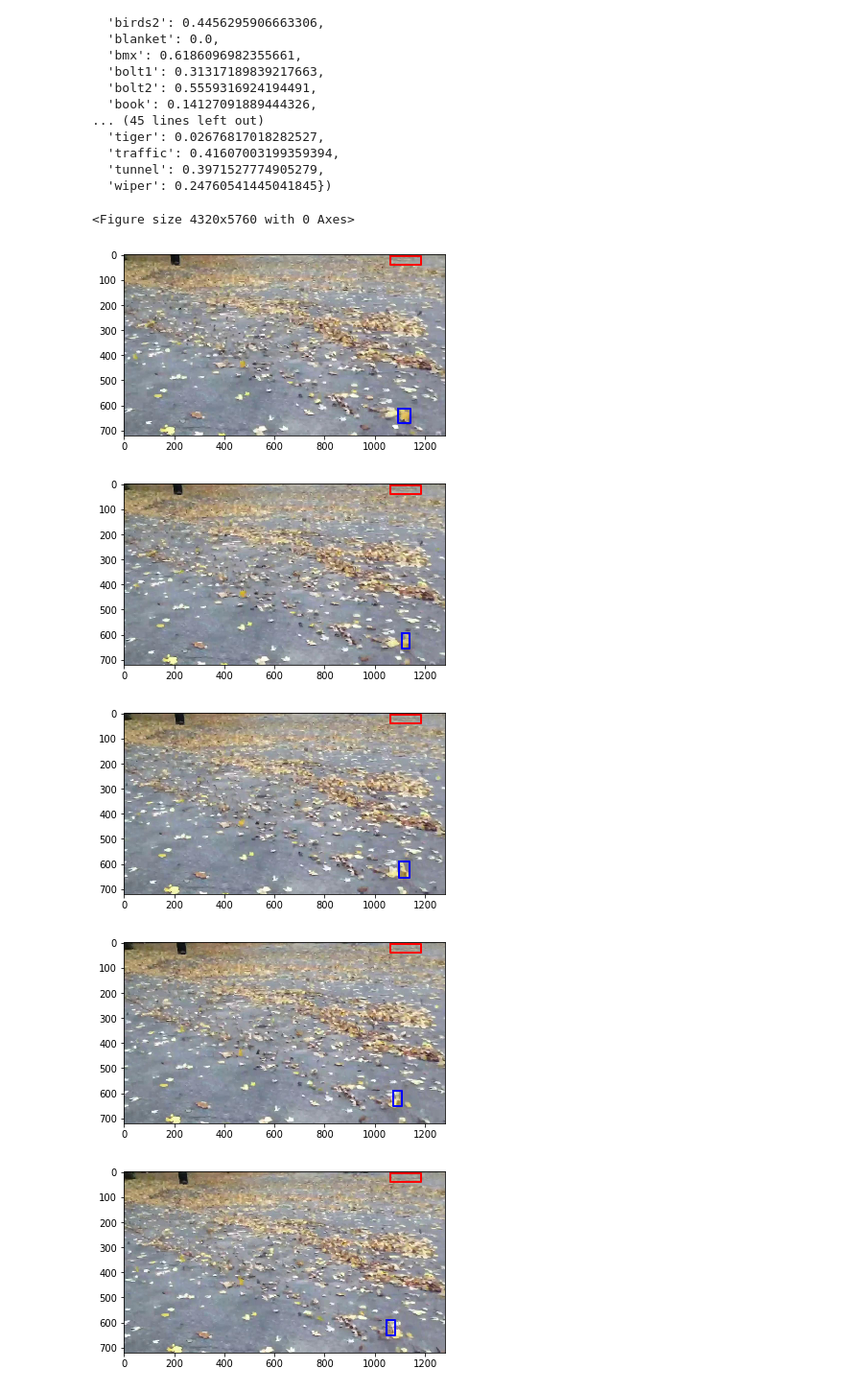
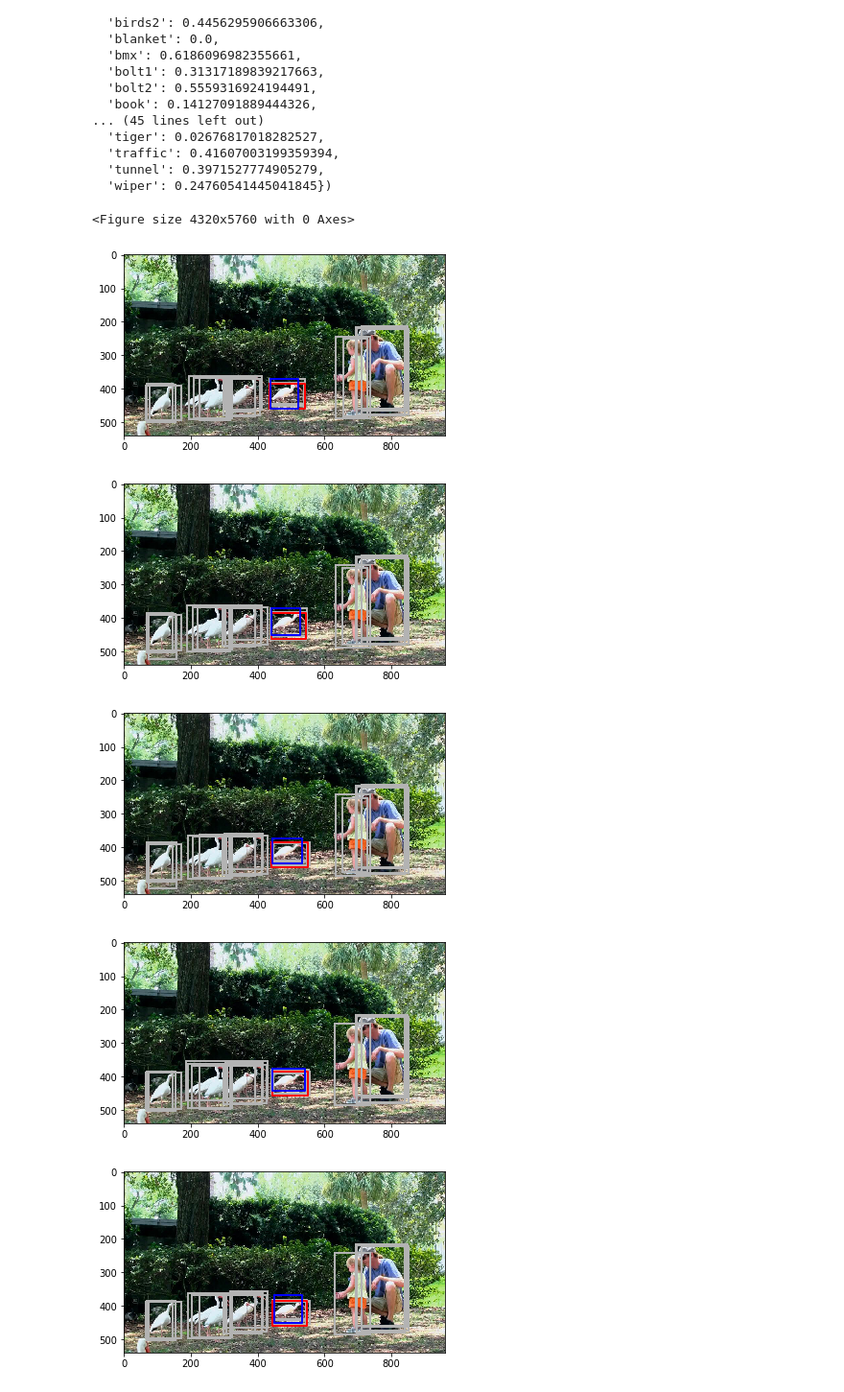
Before and after one commit to zabulskyy/YOLO-tracker, a Jupyter notebook: notebooks/main.ipynb, the cells around one changed output. Shown at 96% size. Saved outputs shown, nothing was run; the diff lists cells and outputs as text; code cells hidden in the pictures.

```diff
--- a/notebooks/main.ipynb
+++ b/notebooks/main.ipynb
@@ -837,7 +837,7 @@ def save_plot_single_yolo(im_path, name="plot.jpg", pr_tensor=None, pr_idx=0, gt
     # plt.savefig(name)
 
 
-def plot_everything(save=False, imgs_folder=None, yolo_pred_file=None, pred_file=None, gt_file=None, saveto="results", force_square=False):
+def plot_everything(limit=None, save=False, imgs_folder=None, yolo_pred_file=None, pred_file=None, gt_file=None, saveto="results", force_square=False):
     plt.figure(figsize=(60, 80))
 
     if (not os.path.exists(saveto)):
@@ -854,6 +854,8 @@ def plot_everything(save=False, imgs_folder=None, yolo_pred_file=None, pred_file
         yolo_pred_tensor, yolo_pred_len = csv2tensor(yolo_pred_file, True)
 
     for n, file in enumerate(files):
+        if n == limit:
+            break
         name = osp.join(saveto, file)
 #         print("saving {}".format(name))
         impath = osp.join(imgs_folder, file)
@@ -870,32 +872,32 @@ def plot_everything(save=False, imgs_folder=None, yolo_pred_file=None, pred_file
 # %%
 # save_plot_single("/home/zabulskyy/Datasets/vot2016/leaves/00000100.jpg",
 #                  pr_path="/home/zabulskyy/Projects/CTU-Research/results/yolo-blind/leaves.txt",
 #                  gt_path="/home/zabulskyy/Datasets/vot2016/leaves/groundtruth.txt",
 #                  force_square=True, gt_idx=101, pr_idx=101)
-cls = "leaves"
+cls = "birds2"
 met = "descriptors/"
 yolo_pred = "../yolo_predictions/extended/"
 
 # save_plot_folder(osp.join("/home/zabulskyy/Datasets/vot2016", cls), saveto=osp.join("plots", met, cls),
 #                  pr_path=osp.join("notebooks/" + met, cls) + ".csv",
 #                  gt_path=osp.join(
 #                      "/home/zabulskyy/Datasets/vot2016", cls, "groundtruth.txt"),
 #                  force_square=True)
 
-plot_everything(imgs_folder=osp.join("/home/zabulskyy/Datasets/vot2016", cls), yolo_pred_file=osp.join(yolo_pred, cls+".csv"),
+plot_everything(limit=5, imgs_folder=osp.join("/home/zabulskyy/Datasets/vot2016", cls), yolo_pred_file=osp.join(yolo_pred, cls+".csv"),
                     pred_file=osp.join("./" + met, cls) + ".csv", saveto="lololo",
                     force_square=True, gt_file=osp.join(
                      "/home/zabulskyy/Datasets/vot2016", cls, "groundtruth.txt"))
 
 
 # save_plot_folder("/home/zabulskyy/Datasets/vot2016/leaves", saveto="./plots/yolo-first-smart-smart/leaves",
 #                 pr_path="./results/yolo-first-smart-smart/leaves.txt",
 #                 gt_path="/home/zabulskyy/Datasets/vot2016/leaves/groundtruth.txt",
 #                 force_square=True)
 # %% [output]
 <Figure size 4320x5760 with 0 Axes>
-[figure, old version]
+[figure, new version]
-[figure, old version]
+[figure, new version]
-[figure, old version]
+[figure, new version]
-[figure, old version]
+[figure, new version]
-[figure, old version]
+[figure, new version]
```
Also changed, not shown: parts of 1 cell of this notebook.
